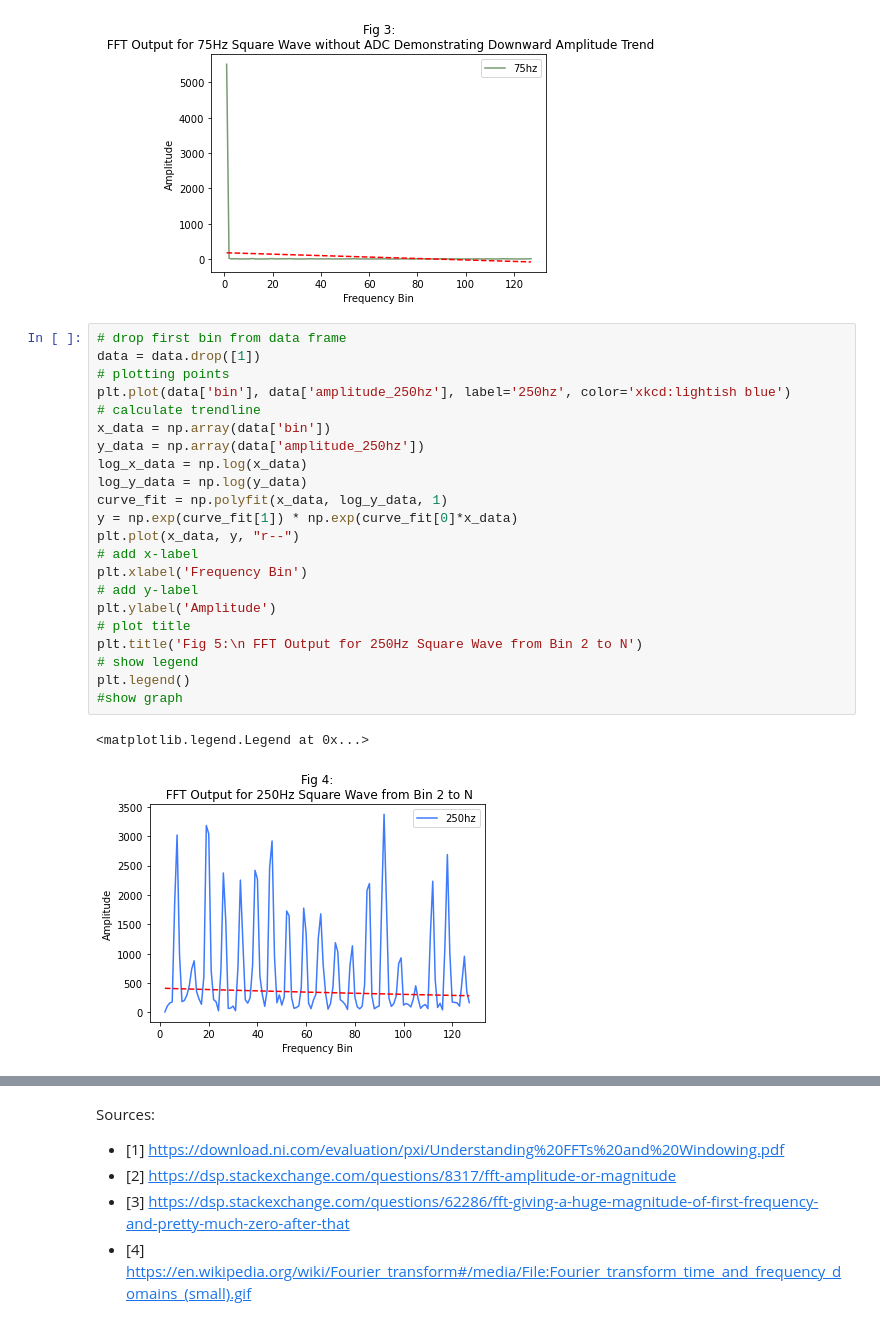
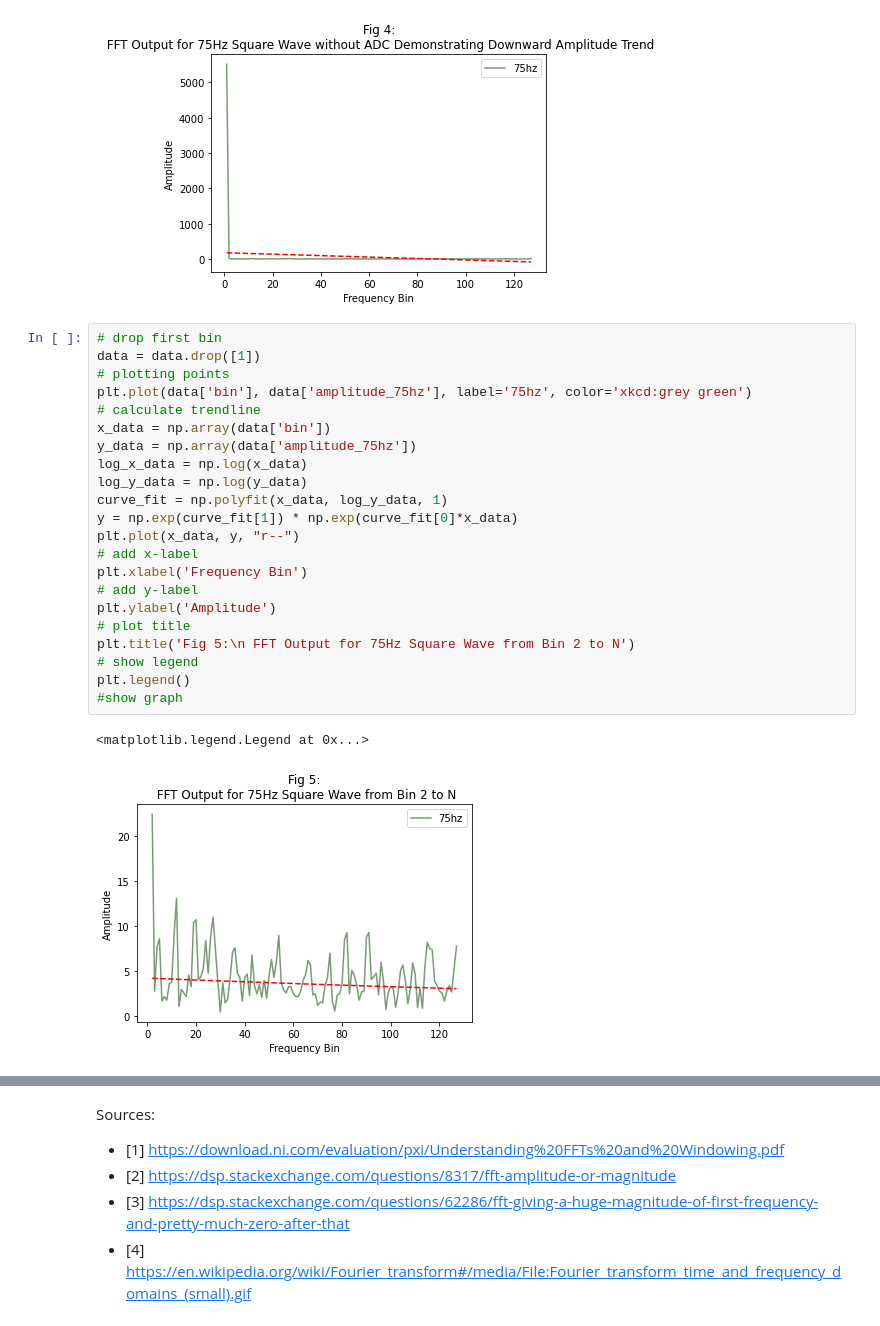
Before and after one commit to skasim/ardunio-sound-sensor-fastled, a Jupyter notebook: fft_ouptut_analysis.ipynb, the cells around one changed output, grey strips where cells are left out. Drawn from its saved outputs; the diff is of its cells as text.

```diff
--- a/fft_ouptut_analysis.ipynb
+++ b/fft_ouptut_analysis.ipynb
@@ -131,27 +131,27 @@ plt.legend()
 <matplotlib.legend.Legend at 0x...>
 [figure]
 # %%
-# drop first bin from data frame
+# drop first bin
 data = data.drop([1])
 # plotting points
-plt.plot(data['bin'], data['amplitude_250hz'], label='250hz', color='xkcd:lightish blue')
+plt.plot(data['bin'], data['amplitude_75hz'], label='75hz', color='xkcd:grey green')
 # calculate trendline
 x_data = np.array(data['bin'])
-y_data = np.array(data['amplitude_250hz'])
+y_data = np.array(data['amplitude_75hz'])
 log_x_data = np.log(x_data)
 log_y_data = np.log(y_data)
 curve_fit = np.polyfit(x_data, log_y_data, 1)
 y = np.exp(curve_fit[1]) * np.exp(curve_fit[0]*x_data)
 plt.plot(x_data, y, "r--")
 # add x-label
 plt.xlabel('Frequency Bin')
 # add y-label
 plt.ylabel('Amplitude')
 # plot title
-plt.title('Fig 5:\n FFT Output for 250Hz Square Wave from Bin 2 to N')
+plt.title('Fig 5:\n FFT Output for 75Hz Square Wave from Bin 2 to N')
 # show legend
 plt.legend()
 #show graph
 # %% [output]
 <matplotlib.legend.Legend at 0x...>
-[figure, old version]
+[figure, new version]
```
Also changed, not shown: parts of 5 cells of this notebook, 1 other file.
